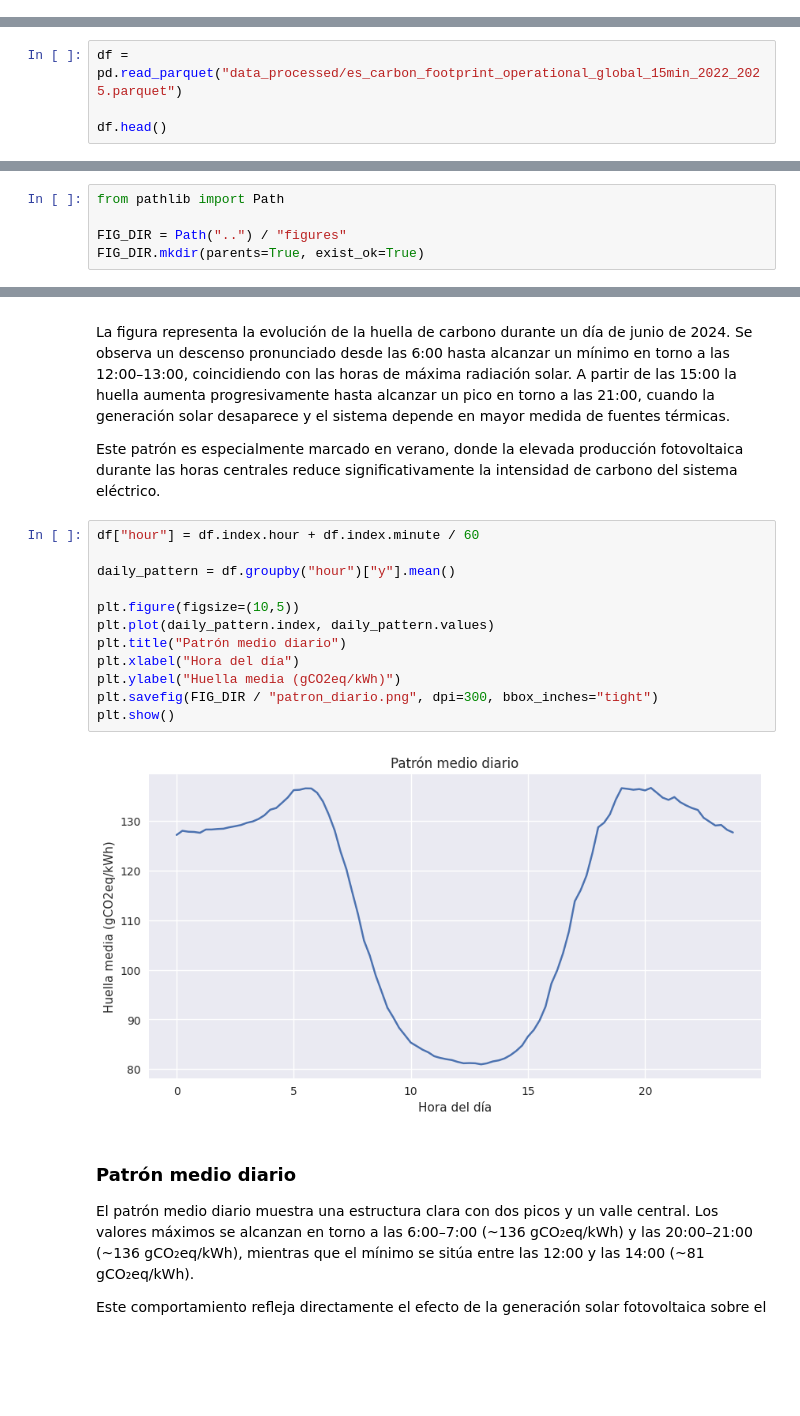
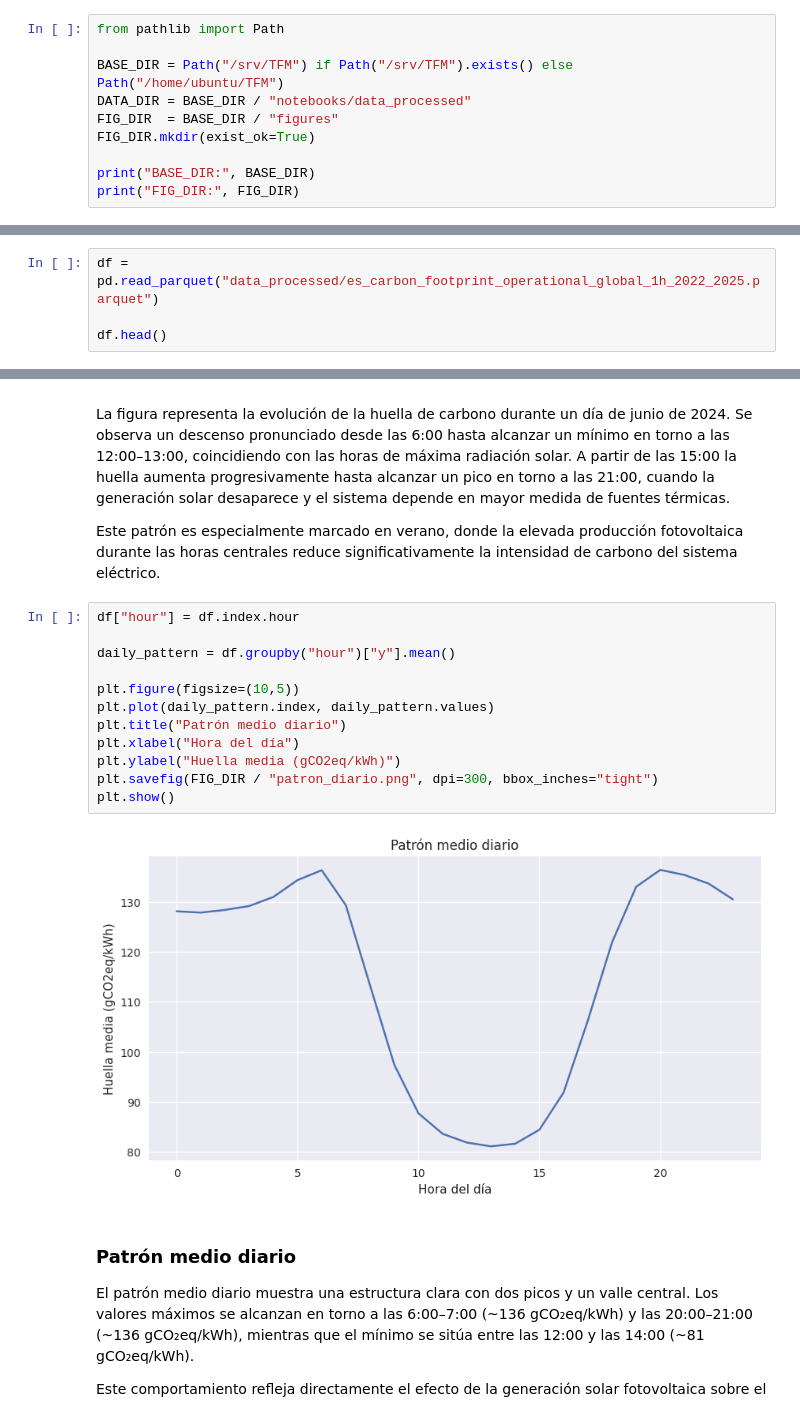
Before and after one commit to Pablomontejo09/TFM_Wattnet, a Jupyter notebook: notebooks/02_eda.ipynb, the cells around one changed output, grey strips where cells are left out. Saved outputs shown, nothing was run; the diff lists cells and outputs as text; blank space fills up the shorter version.

Commit message:
TFM completo: notebooks 01-11, figuras, resultados y modelos

```diff
--- a/notebooks/02_eda.ipynb
+++ b/notebooks/02_eda.ipynb
@@ -22,3 +22,13 @@ from statsmodels.graphics.tsaplots import plot_acf, plot_pacf
 plt.style.use("seaborn-v0_8")
 # inline matplotlib in jupyter notebook
 %matplotlib inline
+# %%
+from pathlib import Path
+
+BASE_DIR = Path("/srv/TFM") if Path("/srv/TFM").exists() else Path("/home/ubuntu/TFM")
+DATA_DIR = BASE_DIR / "notebooks/data_processed"
+FIG_DIR  = BASE_DIR / "figures"
+FIG_DIR.mkdir(exist_ok=True)
+
+print("BASE_DIR:", BASE_DIR)
+print("FIG_DIR:", FIG_DIR)
@@ -25,5 +38,5 @@ plt.style.use("seaborn-v0_8")
 # %%
-df = pd.read_parquet("data_processed/es_carbon_footprint_operational_global_15min_2022_2025.parquet")
+df = pd.read_parquet("data_processed/es_carbon_footprint_operational_global_1h_2022_2025.parquet")
 
 df.head()
 # %% [output]
@@ -76,11 +89,6 @@ df.isnull().sum()
 Valores nulos por columna:
 y    0
 dtype: int64
-# %%
-from pathlib import Path
-
-FIG_DIR = Path("..") / "figures"
-FIG_DIR.mkdir(parents=True, exist_ok=True)
 # %%
 
 plt.figure(figsize=(15,5))
@@ -136,19 +146,19 @@ La figura representa la evolución de la huella de carbono durante un día de ju
 
 Este patrón es especialmente marcado en verano, donde la elevada producción fotovoltaica durante las horas centrales reduce significativamente la intensidad de carbono del sistema eléctrico.
 # %%
-df["hour"] = df.index.hour + df.index.minute / 60
+df["hour"] = df.index.hour
 
 daily_pattern = df.groupby("hour")["y"].mean()
 
 plt.figure(figsize=(10,5))
 plt.plot(daily_pattern.index, daily_pattern.values)
 plt.title("Patrón medio diario")
 plt.xlabel("Hora del día")
 plt.ylabel("Huella media (gCO2eq/kWh)")
 plt.savefig(FIG_DIR / "patron_diario.png", dpi=300, bbox_inches="tight")
 plt.show()
 # %% [output]
-[figure, old version]
+[figure, new version]
 # %% [markdown]
 ### Patrón medio diario
 
```
Also changed, not shown: parts of 29 cells of this notebook, 41 other files.
